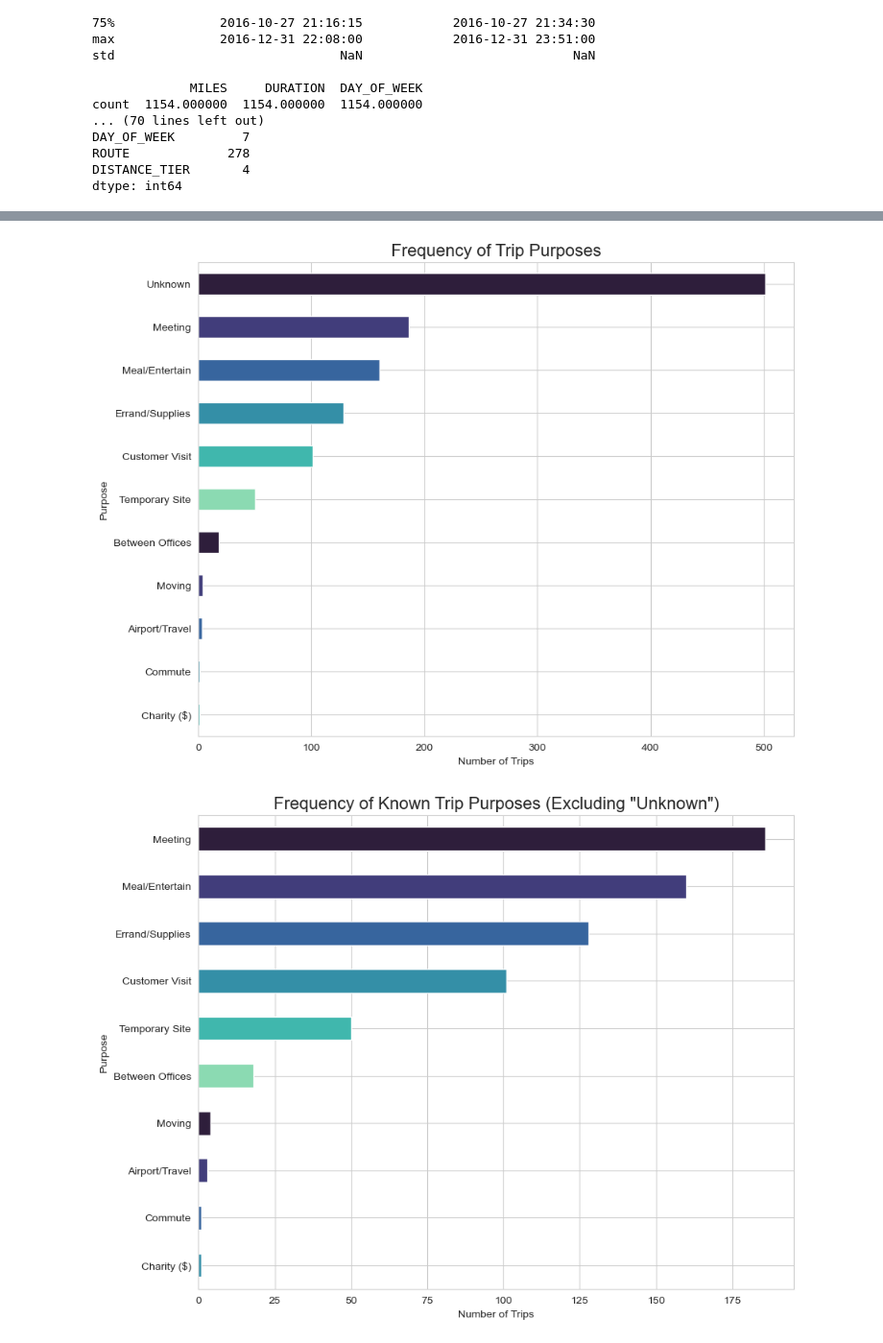
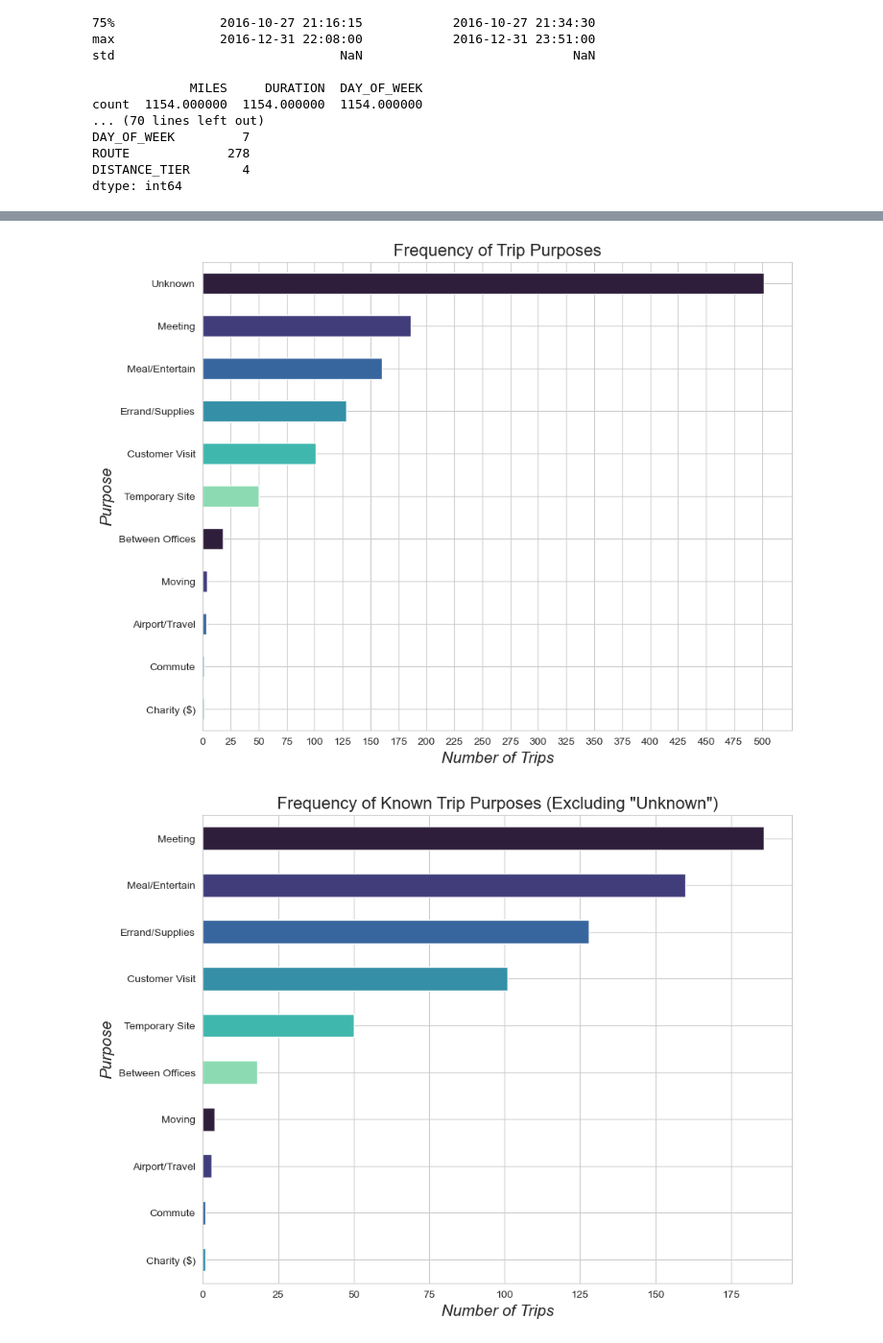
Before and after one commit to mixedethan/uber-data-analysis, a Jupyter notebook: uber_analysis.ipynb, the cells around one changed output, grey strips where cells are left out. Shown at 96% size. Drawn from its saved outputs; the diff is of its cells as text; code cells hidden in the pictures.

```diff
--- a/uber_analysis.ipynb
+++ b/uber_analysis.ipynb
@@ -433,22 +434,27 @@ Name: count, dtype: int64
 # %%
 # purpose eda
+
+# bar chart of purposes
 purpose_counts = df['PURPOSE'].value_counts()
 plt.figure(figsize=(10,8))
-purpose_counts.plot(kind='barh', color = sns.color_palette('mako'))
+purpose_bc = purpose_counts.plot(kind='barh', color = sns.color_palette('mako'))
+purpose_bc.set_xticks(range(0, 520, 25))
 plt.title('Frequency of Trip Purposes', fontsize=16)
-plt.xlabel('Number of Trips')
-plt.ylabel('Purpose')
+plt.xlabel('Number of Trips', fontstyle='italic', size=15)
+plt.ylabel('Purpose', fontstyle='italic', size=15)
 plt.gca().invert_yaxis()
 plt.show()
 
+# bar chart of purposes (excluding 'Unknown')
 known_purpose_counts = df[df['PURPOSE'] != 'Unknown']['PURPOSE'].value_counts()
 plt.figure(figsize=(10, 8))
-known_purpose_counts.plot(kind='barh', color=sns.color_palette('mako'))
+known_purpose_bc = known_purpose_counts.plot(kind='barh', color=sns.color_palette('mako'))
+known_purpose_bc.set_xticks(range(0, 200, 25))
 plt.title('Frequency of Known Trip Purposes (Excluding "Unknown")', fontsize=16)
-plt.xlabel('Number of Trips')
-plt.ylabel('Purpose')
+plt.xlabel('Number of Trips', fontstyle='italic', size=15)
+plt.ylabel('Purpose', fontstyle='italic', size=15)
 plt.gca().invert_yaxis()
 plt.show()
 # %% [output]
-[figure, old version]
+[figure, new version]
-[figure, old version]
+[figure, new version]
```
Also changed, not shown: parts of 7 cells of this notebook.
